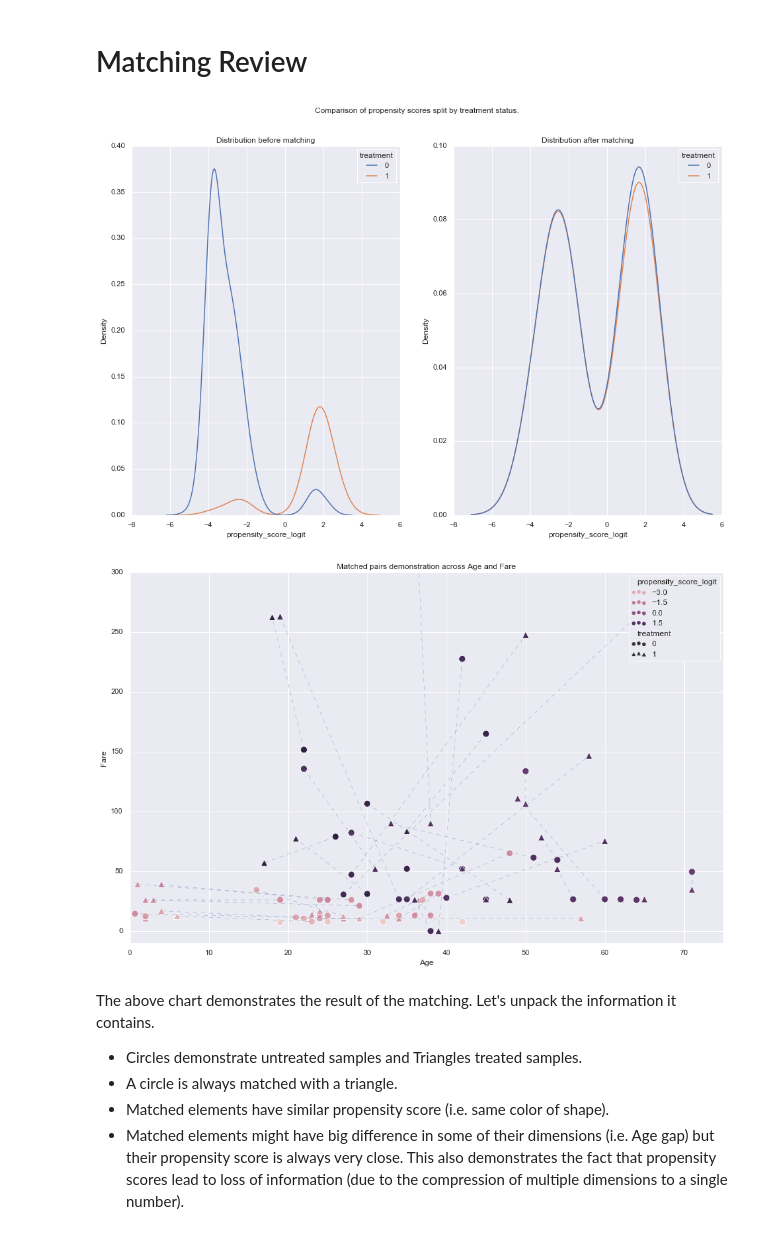
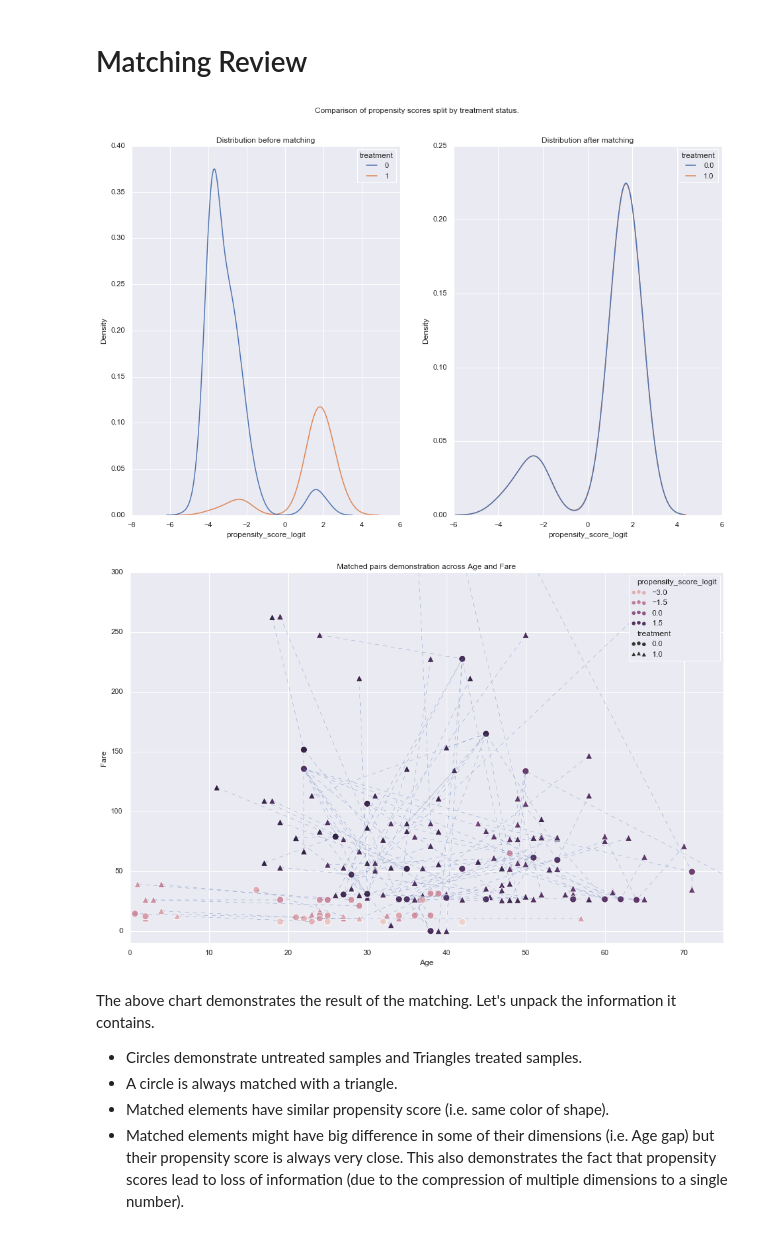
Before and after one commit to konosp/propensity-score-matching, a Jupyter notebook: propensity_score_matching_v2.ipynb, the cells around one changed output. Saved outputs shown, nothing was run; the diff lists cells and outputs as text; code cells hidden in the pictures.

```diff
--- a/propensity_score_matching_v2.ipynb
+++ b/propensity_score_matching_v2.ipynb
@@ -243,4 +222,11 @@ def perfom_matching(row, indexes, df_data):
         elif (prop_score_logit > -0.4) and (current_index != idx) and (row.treatment == 0) and (df_data.loc[idx].treatment == 1):
             return int(idx)
 
-df_data['matched_element'] = df_data.reset_index().apply(perfom_matching, axis = 1, args = (indexes, df_data))
+def perfom_matching_v2(row, indexes, df_data):
+    current_index = int(row['index']) # Obtain value from index-named column, not the actual DF index.
+    prop_score_logit = row['propensity_score_logit']
+    for idx in indexes[current_index,:]:
+        if (current_index != idx) and (row.treatment == 1) and (df_data.loc[idx].treatment == 0):
+            return int(idx)
+
+df_data['matched_element'] = df_data.reset_index().apply(perfom_matching_v2, axis = 1, args = (indexes, df_data))
@@ -262,0 +240,3 @@ matched_data[['propensity_score','propensity_score_logit','outcome','treatment',
+# %%
+treated_matched_data = df_data[treated_with_match][df_data.columns]
+treated_matched_data.head(3)
@@ -270,0 +250,14 @@ Name: treatment, dtype: int64
+# %%
+def obtain_match_details(row, all_data, attribute):
+    return all_data.loc[row.matched_element][attribute]
+
+untreated_matched_data = pd.DataFrame(data = treated_matched_data.matched_element)
+
+attributes = ['Age', 'SibSp', 'Parch', 'Fare', 'sex_female', 'sex_male', 'embarked_C',
+       'embarked_Q', 'embarked_S', 'class_1', 'class_2', 'class_3',
+       'propensity_score', 'propensity_score_logit', 'outcome', 'treatment']
+for attr in attributes:
+    untreated_matched_data[attr] = untreated_matched_data.apply(obtain_match_details, axis = 1, all_data = df_data, attribute = attr)
+
+untreated_matched_data = untreated_matched_data.set_index('matched_element')
+untreated_matched_data.head(3)
@@ -271,3 +278,5 @@ Name: treatment, dtype: int64
+# %%
+all_mached_data = pd.concat([treated_matched_data, untreated_matched_data])
 # %% [markdown]
 In total 50 treated elements (i.e. hasCabin = True) have been matched with 51 untreated elements. A treated element has been matched twice.
 # %% [markdown]
@@ -275,8 +284,8 @@ In total 50 treated elements (i.e. hasCabin = True) have been matched with 51 un
 # %%
 fig, ax = plt.subplots(1,2)
 fig.suptitle('Comparison of propensity scores split by treatment status.')
 sns.kdeplot(data = df_data, x = 'propensity_score_logit', hue = 'treatment', ax = ax[0]).set(title='Distribution before matching')
-sns.kdeplot(data = matched_data, x = 'propensity_score_logit', hue = 'treatment',  ax = ax[1]).set(title='Distribution after matching')
+sns.kdeplot(data = all_mached_data, x = 'propensity_score_logit', hue = 'treatment',  ax = ax[1]).set(title='Distribution after matching')
 plt.show()
 # %% [output]
-[figure, old version]
+[figure, new version]
@@ -293,12 +294,20 @@ points = matched_data[~matched_data.matched_element.isna()].apply(obtain_matched
 # %%
 markers = {0: 'o', 1: '^'}
-sns.scatterplot(data = matched_data, x = 'Age', y = 'Fare', style = 'treatment', s = 100, markers = markers, hue = 'propensity_score_logit').\
+sns.scatterplot(data = all_mached_data, x = 'Age', y = 'Fare', style = 'treatment', s = 100, markers = markers, hue = 'propensity_score_logit').\
     set(xlim=(0, 75), ylim=(-10, 300))
 plt.title('Matched pairs demonstration across Age and Fare')
-for (x1, y1, x2, y2) in points:
-     plt.plot([x1, x2], [y1, y2], linewidth=0.3, color = 'b', linestyle='dashed' )
+
+
+def add_lines(row):
+    x1 = row.Age_x
+    y1 = row.Fare_x
+    x2 = row.Age_y
+    y2 = row.Fare_y
+    plt.plot([x1, x2], [y1, y2], linewidth=0.3, color = 'b', linestyle='dashed' )
+
+t = points_df.apply(add_lines, axis = 1)
 # %% [output]
-[figure, old version]
+[figure, new version]
 # %% [markdown]
 The above chart demonstrates the result of the matching. Let's unpack the information it contains.
 - Circles demonstrate untreated samples and Triangles treated samples.
```
Also changed, not shown: parts of 30 cells of this notebook.
